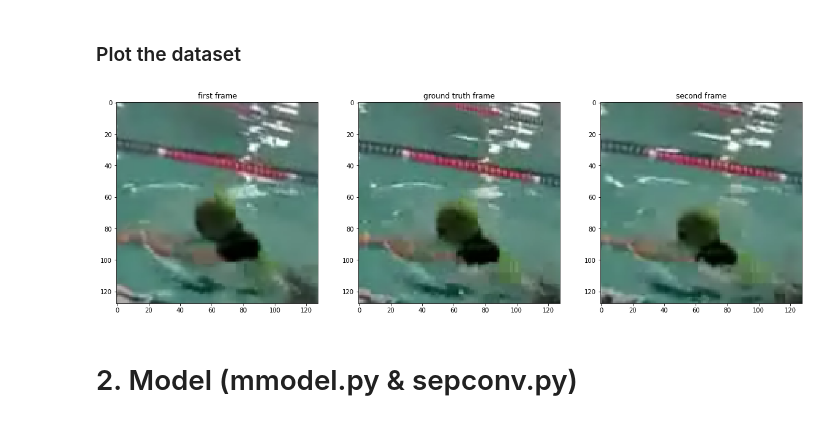
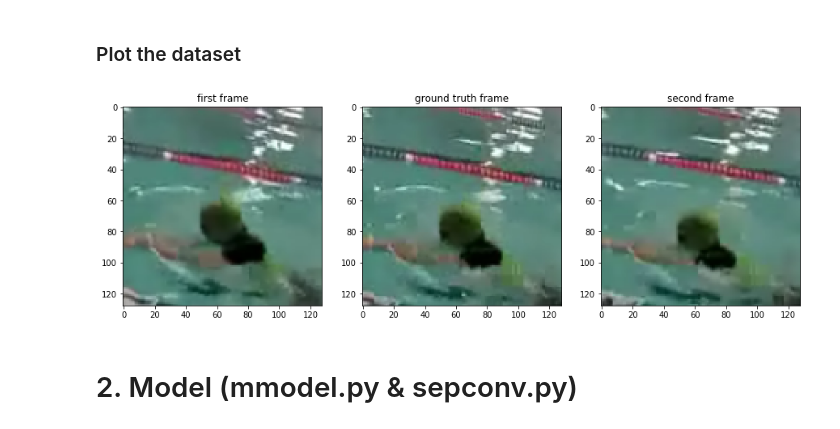
Before and after one commit to DK-Nguyen/pytorch-sepconv, a Jupyter notebook: dk.ipynb, the cells around one changed output. Cells and saved outputs as stored; diff of their text form; code cells hidden in the pictures.

```diff
--- a/dk.ipynb
+++ b/dk.ipynb
@@ -77,14 +77,14 @@ train_loader = DataLoader(dataset=dataset, batch_size=batch_size, shuffle=True,
 # %%
 sample = dataset[3]
 def plotting(sample):
-    fig = plt.figure(figsize=(20,10))
+    fig = plt.figure(figsize=(15,10))
     plt.subplot(1,3,1); plt.imshow(sample[0].permute(1, 2, 0)); plt.gca().set_title('first frame')
     plt.subplot(1,3,2); plt.imshow(sample[1].permute(1, 2, 0)); plt.gca().set_title('ground truth frame')
     plt.subplot(1,3,3); plt.imshow(sample[2].permute(1, 2, 0)); plt.gca().set_title('second frame')
 
 plotting(sample)
 # %% [output]
-[figure, old version]
+[figure, new version]
 # %% [markdown]
 # 2. Model (mmodel.py & sepconv.py)
 # %% [markdown]
```
Also changed, not shown: parts of 16 cells of this notebook, 9 other files.
